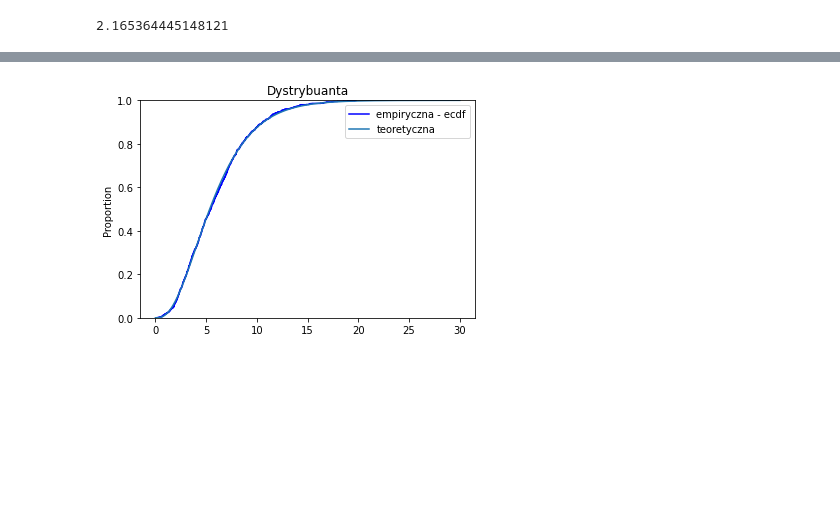
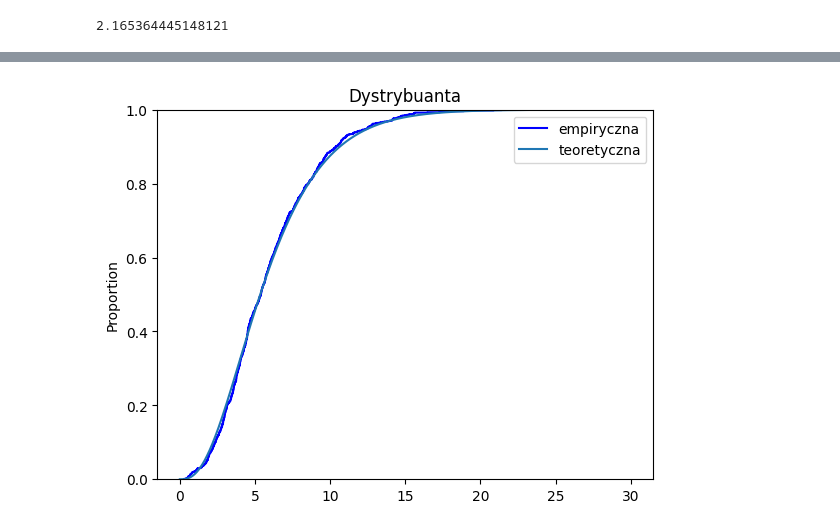
Before and after one commit to MariaNowacka/4-semestr, a Jupyter notebook: symulacje/Nowacka_Lista3.ipynb, the cells around one changed output, grey strips where cells are left out. Cells and saved outputs as stored; diff of their text form; code cells hidden in the pictures; blank space fills up the shorter version.

```diff
--- a/symulacje/Nowacka_Lista3.ipynb
+++ b/symulacje/Nowacka_Lista3.ipynb
@@ -69,24 +84,13 @@ plt.show()
 # %%
-def demp(X, x):
-    n = len(X)
-    count = sum(1 for xi in X if xi <= x)
-    return count / n
-
-def drewdemp(X): # dodana opcja porównania do tego zadania
-    # X.append(1)
-    x_values = np.linspace(0,30,1000)
-    # y_values = [demp(t2, i) for i in t2]
-    z_values = gamma.cdf(np.linspace(0,30,1000), a=3, scale = 2)
-    sns.ecdfplot(data=X, label="empiryczna - ecdf", color="blue")
-    # plt.plot(x_values, y_values, label='empiryczna - demp', color = 'orange', alpha=0.5)
-    plt.plot(x_values, z_values, label = 'teoretyczna')
-    plt.legend()
-    plt.title('Dystrybuanta')
-    plt.show()
+x_values = np.linspace(0,30,1000)
+z_values = gamma.cdf(np.linspace(0,30,1000), a=3, scale = 2)
+sns.ecdfplot(data=t2, label="empiryczna", color="blue")
+plt.plot(x_values, z_values, label = 'teoretyczna')
+plt.legend()
+plt.title('Dystrybuanta')
+plt.show()
+# %% [output]
+[figure, added]
-# %%
-drewdemp(t2)
-# %% [output]
-[figure, removed]
 # %%
 import statsmodels.api as sm
 sm.qqplot(np.array(t2), dist=gamma, distargs=(5,), line='q', scale = 0.5)
```
Also changed, not shown: parts of 22 cells of this notebook.
